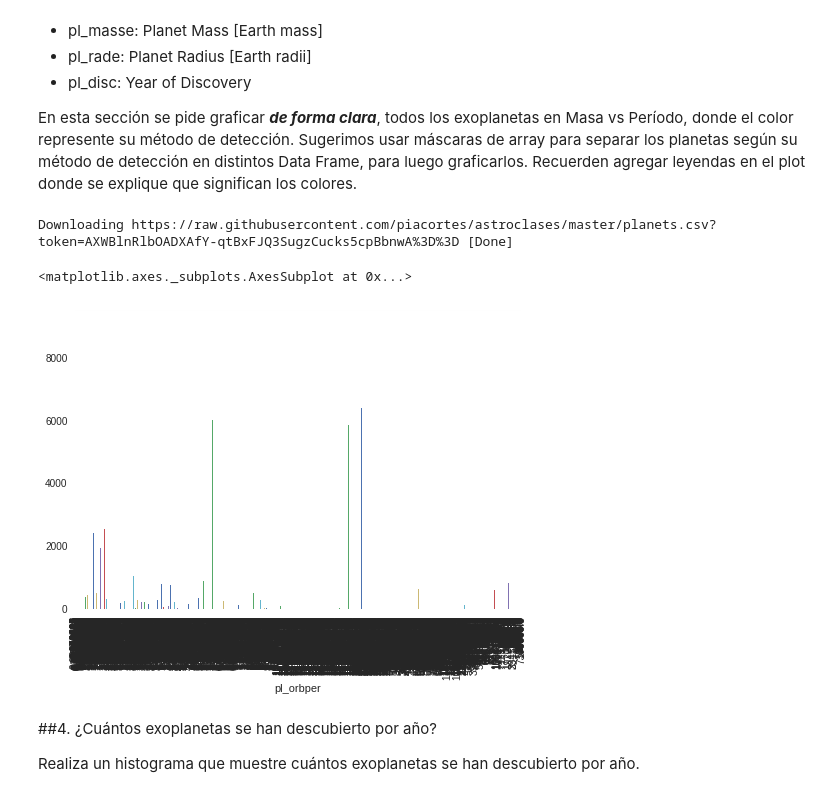
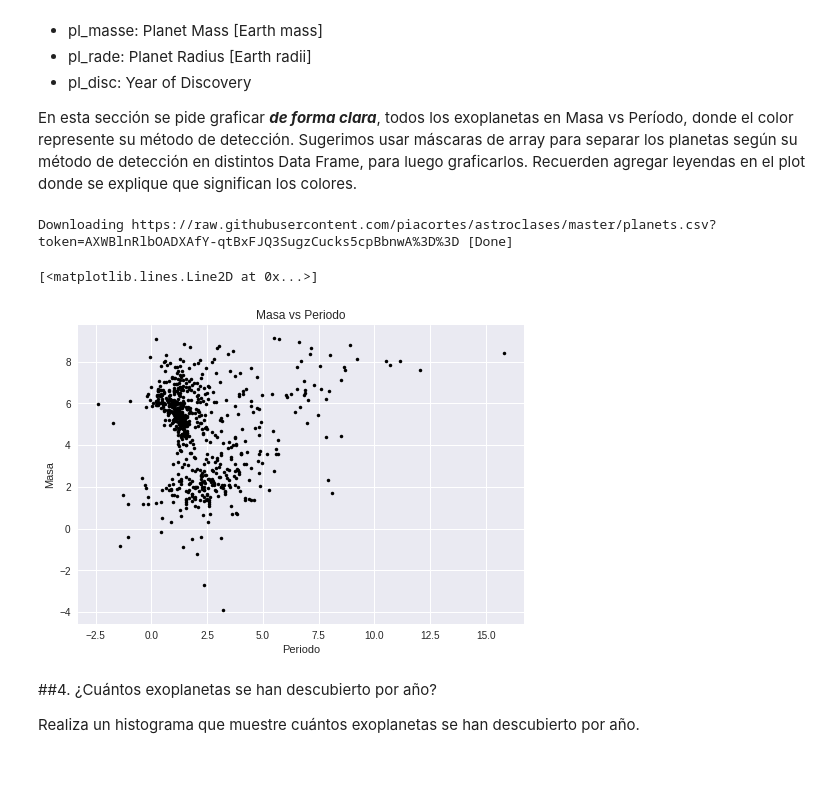
Before and after one commit to felipe34asaav/minitarea3, a Jupyter notebook: minitarea3.ipynb, the cells around one changed output. Cells and saved outputs as stored; diff of their text form; code cells hidden in the pictures; blank space fills up the shorter version.

```diff
--- a/minitarea3.ipynb
+++ b/minitarea3.ipynb
@@ -194,16 +192,19 @@ En esta sección se pide graficar ***de forma clara***, todos los exoplanetas en
 # %%
 # Importamos Pandas y cargamos el archivo planets.csv
 import pandas as pd
 
 archivo = download_file('https://raw.githubusercontent.com/piacortes/astroclases/master/planets.csv?token=AXWBlnRlbOADXAfY-qtBxFJQ3SugzCucks5cpBbnwA%3D%3D')
 planetas = pd.read_csv(archivo, comment="#")
 dt=pd.DataFrame(planetas)
 # Graficar plot
-dt.groupby("pl_orbper")["pl_masse"].sum().plot(kind="bar")
+plt.title("Masa vs Periodo")
+plt.xlabel("Periodo")
+plt.ylabel("Masa")
+plt.plot(np.log(dt["pl_orbper"]),np.log(dt["pl_masse"]),".",color="black")
 # %% [output]
 Downloading https://raw.githubusercontent.com/piacortes/astroclases/master/planets.csv?token=AXWBlnRlbOADXAfY-qtBxFJQ3SugzCucks5cpBbnwA%3D%3D [Done]
-<matplotlib.axes._subplots.AxesSubplot at 0x...>
+[<matplotlib.lines.Line2D at 0x...>]
-[figure, old version]
+[figure, new version]
 # %% [markdown]
 ##4. ¿Cuántos exoplanetas se han descubierto por año?
 
```
Also changed, not shown: parts of 4 cells of this notebook.
